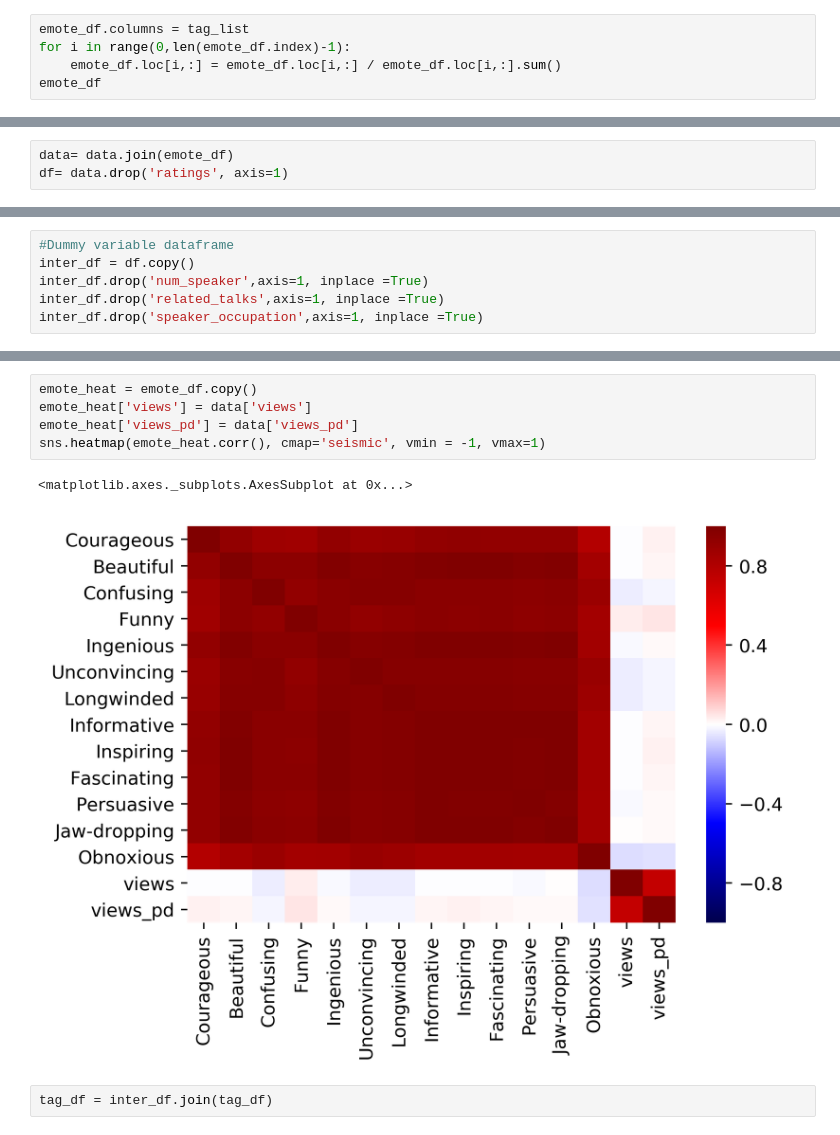
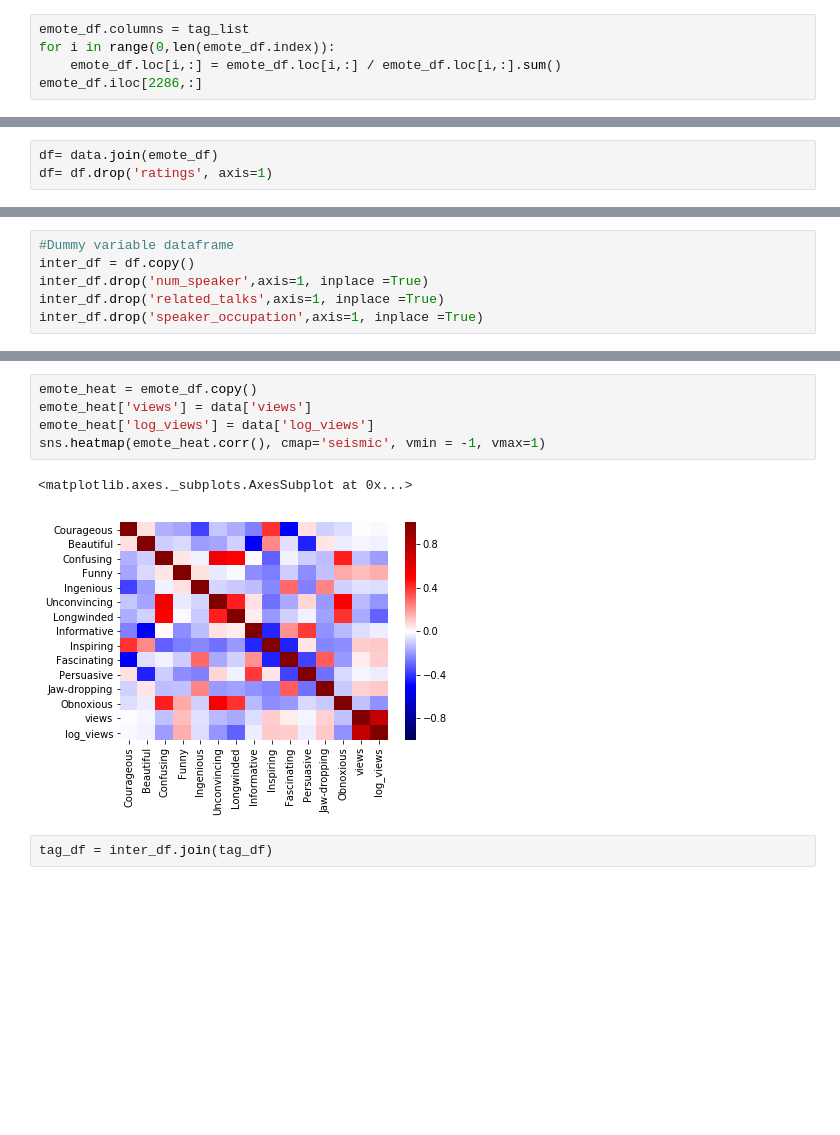
Before and after one commit to djmor12/Metis, a Jupyter notebook: Luther/Luther Kaggle Data.ipynb, the cells around one changed output, grey strips where cells are left out. Saved outputs shown, nothing was run; the diff lists cells and outputs as text; blank space fills up the shorter version.

```diff
--- a/Luther/Luther Kaggle Data.ipynb
+++ b/Luther/Luther Kaggle Data.ipynb
@@ -204,7 +207,7 @@ from pandas import DataFrame
 emote_df = pd.DataFrame.from_dict(emote_dict, orient = 'index')
 # %%
 emote_df.columns = tag_list
-for i in range(0,len(emote_df.index)-1):
+for i in range(0,len(emote_df.index)):
     emote_df.loc[i,:] = emote_df.loc[i,:] / emote_df.loc[i,:].sum()
-emote_df
+emote_df.iloc[2286,:]
 # %% [output]
@@ -229,6 +228,6 @@ emote_df
 # %%
-data= data.join(emote_df)
-df= data.drop('ratings', axis=1)
+df= data.join(emote_df)
+df= df.drop('ratings', axis=1)
 # %%
 #fig = sns.lmplot(y="views_pd", x="Inspiring", data=df, fit_reg = False)
 #fig = fig.set_axis_labels('Duration', 'Views Per Day')
@@ -300,11 +299,11 @@ sns.heatmap(tag_heat.iloc[:,0:25].corr(), cmap = 'seismic', vmin=-2, vmax=2)
 # %%
 emote_heat = emote_df.copy()
 emote_heat['views'] = data['views']
-emote_heat['views_pd'] = data['views_pd']
+emote_heat['log_views'] = data['log_views']
 sns.heatmap(emote_heat.corr(), cmap='seismic', vmin = -1, vmax=1)
 # %% [output]
 <matplotlib.axes._subplots.AxesSubplot at 0x...>
-[figure, old version]
+[figure, new version]
 # %%
 tag_df = inter_df.join(tag_df)
 # %%
```
Also changed, not shown: parts of 31 cells of this notebook, 1 other file.
